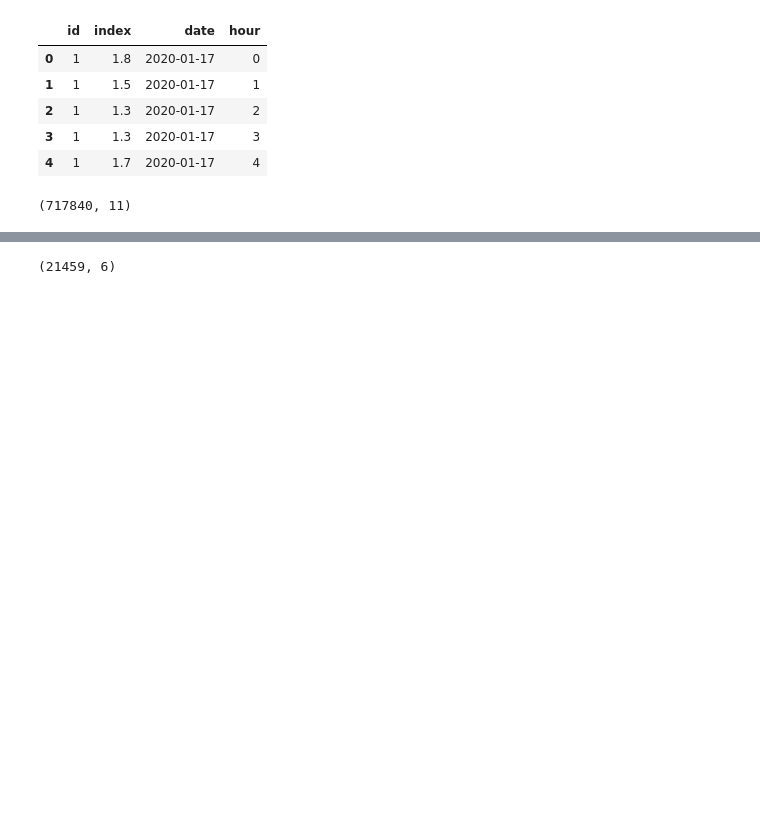
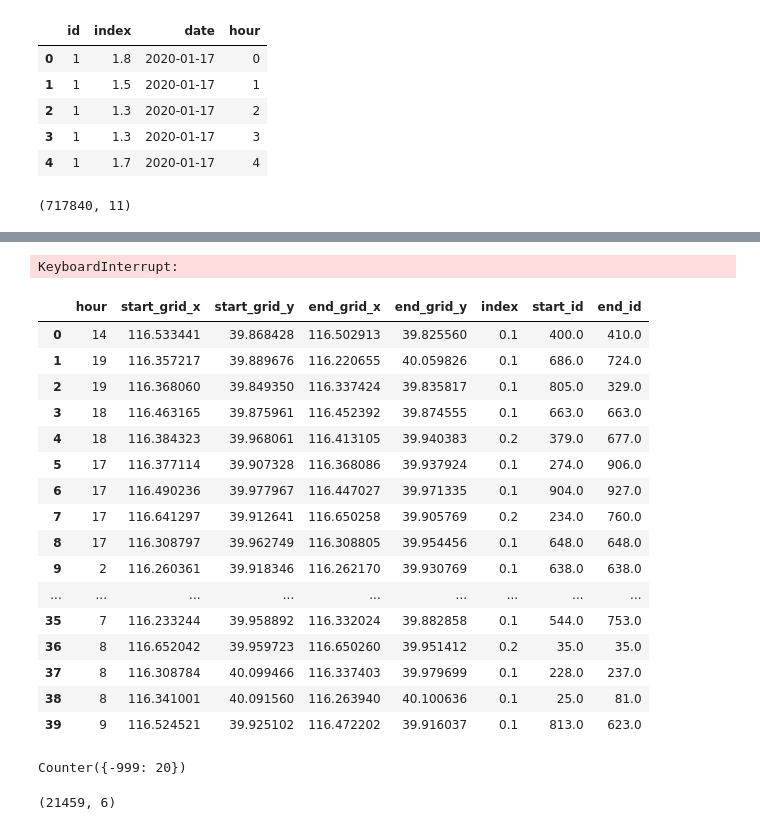
Before and after one commit to LiangHaoran/Block_predict, a Jupyter notebook: jupyter/preprocess.ipynb, the cells around one changed output, grey strips where cells are left out. Drawn from its saved outputs; the diff is of its cells as text; code cells hidden in the pictures; blank space fills up the shorter version.

```diff
--- a/jupyter/preprocess.ipynb
+++ b/jupyter/preprocess.ipynb
@@ -93,3 +170,31 @@ del grid_strength
+# %%
+grid_strength = add_id_to_grid(df=grid_strength, area_passenger_info=area_passenger_info)
+# %% [output]
+KeyboardInterrupt:
+# %%
+grid_strength
+# %% [output]
+|  | hour | start_grid_x | start_grid_y | end_grid_x | end_grid_y | index | start_id | end_id |
+| 0 | 14 | 116.533441 | 39.868428 | 116.502913 | 39.825560 | 0.1 | 400.0 | 410.0 |
+| 1 | 19 | 116.357217 | 39.889676 | 116.220655 | 40.059826 | 0.1 | 686.0 | 724.0 |
+| 2 | 19 | 116.368060 | 39.849350 | 116.337424 | 39.835817 | 0.1 | 805.0 | 329.0 |
+| 3 | 18 | 116.463165 | 39.875961 | 116.452392 | 39.874555 | 0.1 | 663.0 | 663.0 |
+| 4 | 18 | 116.384323 | 39.968061 | 116.413105 | 39.940383 | 0.2 | 379.0 | 677.0 |
+| 5 | 17 | 116.377114 | 39.907328 | 116.368086 | 39.937924 | 0.1 | 274.0 | 906.0 |
+| 6 | 17 | 116.490236 | 39.977967 | 116.447027 | 39.971335 | 0.1 | 904.0 | 927.0 |
+| 7 | 17 | 116.641297 | 39.912641 | 116.650258 | 39.905769 | 0.2 | 234.0 | 760.0 |
+| 8 | 17 | 116.308797 | 39.962749 | 116.308805 | 39.954456 | 0.1 | 648.0 | 648.0 |
+| 9 | 2 | 116.260361 | 39.918346 | 116.262170 | 39.930769 | 0.1 | 638.0 | 638.0 |
+| ... | ... | ... | ... | ... | ... | ... | ... | ... |
+| 35 | 7 | 116.233244 | 39.958892 | 116.332024 | 39.882858 | 0.1 | 544.0 | 753.0 |
+| 36 | 8 | 116.652042 | 39.959723 | 116.650260 | 39.951412 | 0.2 | 35.0 | 35.0 |
+| 37 | 8 | 116.308784 | 40.099466 | 116.337403 | 39.979699 | 0.1 | 228.0 | 237.0 |
+| 38 | 8 | 116.341001 | 40.091560 | 116.263940 | 40.100636 | 0.1 | 25.0 | 81.0 |
+| 39 | 9 | 116.524521 | 39.925102 | 116.472202 | 39.916037 | 0.1 | 813.0 | 623.0 |
+# %%
+Counter(grid_strength['start_id'])
+# %% [output]
+Counter({-999: 20})
 # %%
 ### 计算每个区域在每个时刻的网格联系强度输入in
 ### 假设每天在同一时刻，网格联系强度相同
```
Also changed, not shown: parts of 12 cells of this notebook, 3 other files.
